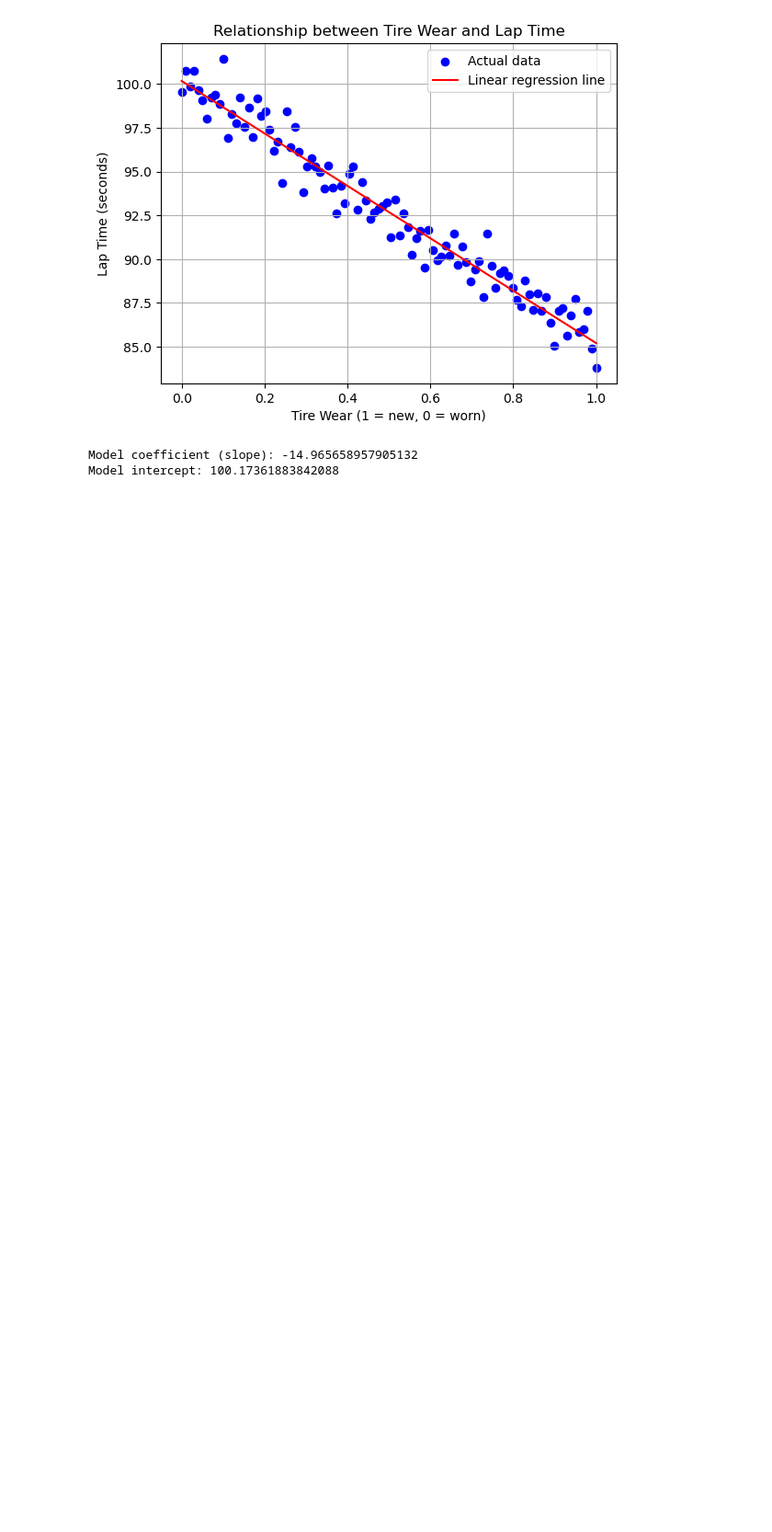
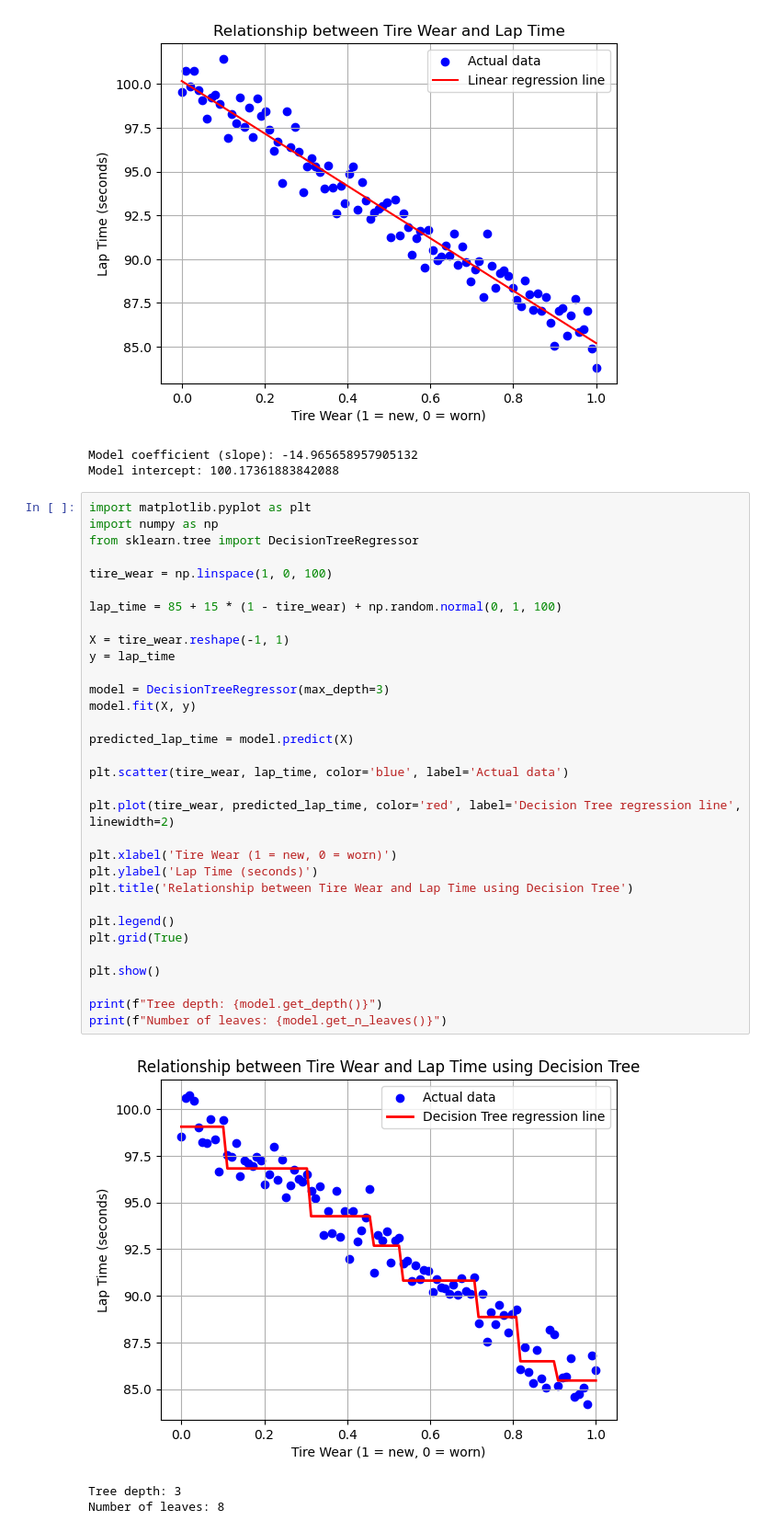
Before and after one commit to lewisMVP/f1-pit-optimize, a Jupyter notebook: test.ipynb, the cells around one changed output. Shown at 92% size. Cells and saved outputs as stored; diff of their text form; blank space fills up the shorter version.

```diff
--- a/test.ipynb
+++ b/test.ipynb
@@ -29,3 +29,39 @@ print(f"Model intercept: {model.intercept_}")
 [figure]
 Model coefficient (slope): -14.965658957905132
 Model intercept: 100.17361883842088
+# %%
+import matplotlib.pyplot as plt
+import numpy as np
+from sklearn.tree import DecisionTreeRegressor
+
+tire_wear = np.linspace(1, 0, 100)
+
+lap_time = 85 + 15 * (1 - tire_wear) + np.random.normal(0, 1, 100)
+
+X = tire_wear.reshape(-1, 1)
+y = lap_time
+
+model = DecisionTreeRegressor(max_depth=3)
+model.fit(X, y)
+
+predicted_lap_time = model.predict(X)
+
+plt.scatter(tire_wear, lap_time, color='blue', label='Actual data')
+
+plt.plot(tire_wear, predicted_lap_time, color='red', label='Decision Tree regression line', linewidth=2)
+
+plt.xlabel('Tire Wear (1 = new, 0 = worn)')
+plt.ylabel('Lap Time (seconds)')
+plt.title('Relationship between Tire Wear and Lap Time using Decision Tree')
+
+plt.legend()
+plt.grid(True)
+
+plt.show()
+
+print(f"Tree depth: {model.get_depth()}")
+print(f"Number of leaves: {model.get_n_leaves()}")
+# %% [output]
+[figure, added]
+Tree depth: 3
+Number of leaves: 8
```
Also changed, not shown: parts of 1 cell of this notebook, 4 other files.
